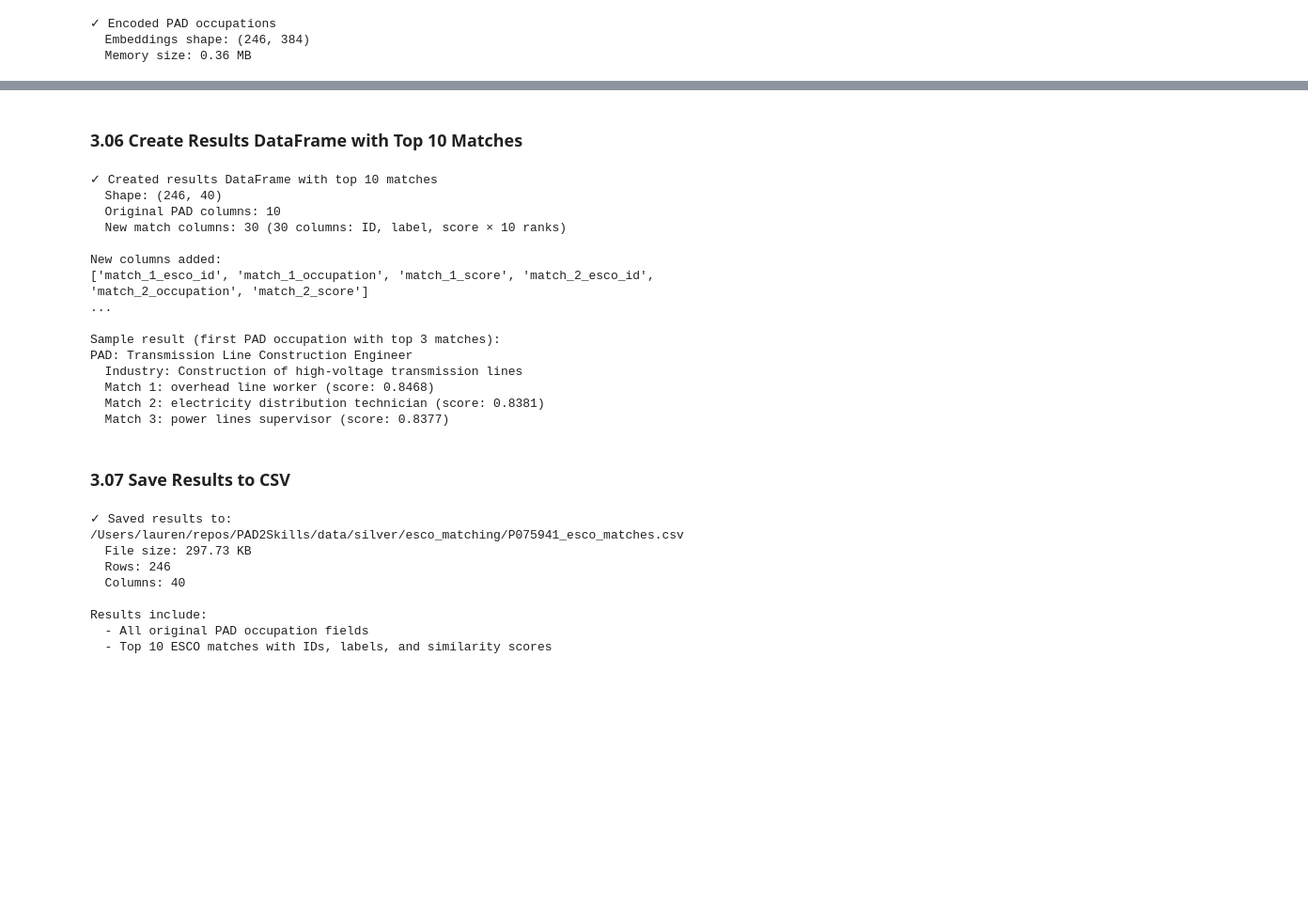
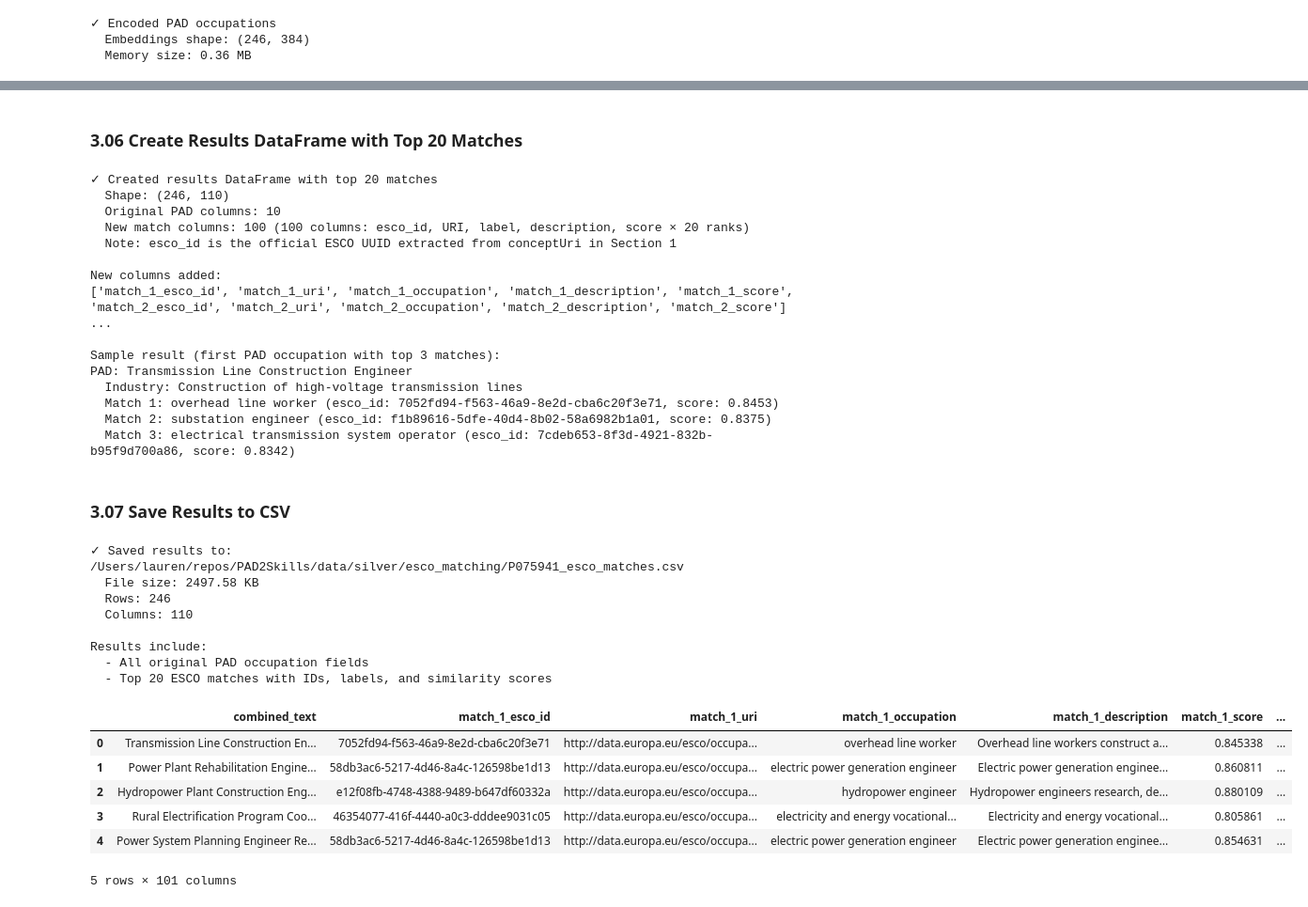
Before and after one commit to LaurenDahlin1/PAD2Skills, a Jupyter notebook: notebooks/04_match_occupations_esco.ipynb, the cells around one changed output, grey strips where cells are left out. Shown: that part at 94% size. Cells and saved outputs as stored; diff of their text form; code cells hidden in the pictures; blank space fills up the shorter version.

```diff
--- a/notebooks/04_match_occupations_esco.ipynb
+++ b/notebooks/04_match_occupations_esco.ipynb
@@ -558,8 +581,8 @@ esco_df = pd.read_csv(esco_csv)
 print(f"✓ Loaded ESCO occupations: {len(esco_df):,} rows")
 print(f"  Columns: {list(esco_df.columns)}")
 
-# Load PAD occupations
-pad_csv = project_root / "data" / "silver" / "occupation_skills_csv" / "pad_occupations_prepared.csv"
+# Load PAD occupations (using project_id from previous section)
+pad_csv = project_root / "data" / "silver" / "occupation_skills_csv" / f"{project_id}_pad_occupations_prepared.csv"
 pad_df = pd.read_csv(pad_csv)
 
 print(f"\n✓ Loaded PAD occupations: {len(pad_df):,} rows")
@@ -662,13 +706,13 @@ print(f"  Min score: {scores.min():.4f}")
 print(f"  Max score: {scores.max():.4f}")
 print(f"  Mean score: {scores.mean():.4f}")
 
-# Get top 10 matches for each PAD occupation
-print(f"\nFinding top 10 matches for each PAD occupation...")
-topk_indices = np.argsort(-scores, axis=1)[:, :10]  # Top 10 indices per query
+# Get top 20 matches for each PAD occupation
+print(f"\nFinding top 20 matches for each PAD occupation...")
+topk_indices = np.argsort(-scores, axis=1)[:, :20]  # Top 20 indices per query
 topk_scores = np.take_along_axis(scores, topk_indices, axis=1)  # Corresponding scores
 
-print(f"✓ Found top 10 matches for all {len(pad_df):,} PAD occupations")
-print(f"\nSample top 10 for first PAD occupation:")
+print(f"✓ Found top 20 matches for all {len(pad_df):,} PAD occupations")
+print(f"\nSample top 20 for first PAD occupation:")
 print(f"  Indices: {topk_indices[0]}")
 print(f"  Scores: {topk_scores[0]}")
 # %% [output]
@@ -689,28 +736,37 @@ Sample top 10 for first PAD occupation:
 # %% [markdown]
-### 3.06 Create Results DataFrame with Top 10 Matches
+### 3.06 Create Results DataFrame with Top 20 Matches
 # %%
 # Start with PAD occupation data
 results_df = pad_df.copy()
 
-# Add top 10 ESCO matches as columns
-for rank in range(10):
-    # Get ESCO IDs for this rank
+# Add top 20 ESCO matches as columns
+for rank in range(20):
+    # Get ESCO IDs (UUIDs) for this rank
     esco_ids = [esco_df.iloc[idx]['esco_id'] for idx in topk_indices[:, rank]]
     results_df[f'match_{rank+1}_esco_id'] = esco_ids
+
+    # Get ESCO URIs for this rank
+    esco_uris = [esco_df.iloc[idx]['conceptUri'] for idx in topk_indices[:, rank]]
+    results_df[f'match_{rank+1}_uri'] = esco_uris
 
     # Get ESCO occupation labels for this rank
     esco_labels = [esco_df.iloc[idx]['preferredLabel'] for idx in topk_indices[:, rank]]
     results_df[f'match_{rank+1}_occupation'] = esco_labels
 
+    # Get ESCO descriptions for this rank (description field, not combined_text)
+    esco_descriptions = [esco_df.iloc[idx]['description'] for idx in topk_indices[:, rank]]
+    results_df[f'match_{rank+1}_description'] = esco_descriptions
+
     # Get similarity scores for this rank
     results_df[f'match_{rank+1}_score'] = topk_scores[:, rank]
 
-print(f"✓ Created results DataFrame with top 10 matches")
+print(f"✓ Created results DataFrame with top 20 matches")
 print(f"  Shape: {results_df.shape}")
 print(f"  Original PAD columns: {len(pad_df.columns)}")
-print(f"  New match columns: {results_df.shape[1] - len(pad_df.columns)} (30 columns: ID, label, score × 10 ranks)")
+print(f"  New match columns: {results_df.shape[1] - len(pad_df.columns)} (100 columns: esco_id, URI, label, description, score × 20 ranks)")
+print(f"  Note: esco_id is the official ESCO UUID extracted from conceptUri in Section 1")
 print(f"\nNew columns added:")
-print([col for col in results_df.columns if col.startswith('match_')][:6])
+print([col for col in results_df.columns if col.startswith('match_')][:10])
 print("...")
 
 print(f"\nSample result (first PAD occupation with top 3 matches):")
@@ -718,23 +774,24 @@ sample = results_df.iloc[0]
 print(f"PAD: {sample['identified_occupation']}")
 print(f"  Industry: {sample['industry']}")
 for i in range(3):
-    print(f"  Match {i+1}: {sample[f'match_{i+1}_occupation']} (score: {sample[f'match_{i+1}_score']:.4f})")
+    print(f"  Match {i+1}: {sample[f'match_{i+1}_occupation']} (esco_id: {sample[f'match_{i+1}_esco_id']}, score: {sample[f'match_{i+1}_score']:.4f})")
 # %% [output]
-✓ Created results DataFrame with top 10 matches
-  Shape: (246, 40)
+✓ Created results DataFrame with top 20 matches
+  Shape: (246, 110)
   Original PAD columns: 10
-  New match columns: 30 (30 columns: ID, label, score × 10 ranks)
+  New match columns: 100 (100 columns: esco_id, URI, label, description, score × 20 ranks)
+  Note: esco_id is the official ESCO UUID extracted from conceptUri in Section 1
 
 New columns added:
-['match_1_esco_id', 'match_1_occupation', 'match_1_score', 'match_2_esco_id', 'match_2_occupation', 'match_2_score']
+['match_1_esco_id', 'match_1_uri', 'match_1_occupation', 'match_1_description', 'match_1_score', 'match_2_esco_id', 'match_2_uri', 'match_2_occupation', 'match_2_description', 'match_2_score']
 ...
 
 Sample result (first PAD occupation with top 3 matches):
 PAD: Transmission Line Construction Engineer
   Industry: Construction of high-voltage transmission lines
-  Match 1: overhead line worker (score: 0.8468)
-  Match 2: electricity distribution technician (score: 0.8381)
-  Match 3: power lines supervisor (score: 0.8377)
+  Match 1: overhead line worker (esco_id: 7052fd94-f563-46a9-8e2d-cba6c20f3e71, score: 0.8453)
+  Match 2: substation engineer (esco_id: f1b89616-5dfe-40d4-8b02-58a6982b1a01, score: 0.8375)
+  Match 3: electrical transmission system operator (esco_id: 7cdeb653-8f3d-4921-832b-b95f9d700a86, score: 0.8342)
 # %% [markdown]
 ### 3.07 Save Results to CSV
 # %%
@@ -753,13 +810,24 @@ print(f"  Rows: {len(results_df):,}")
 print(f"  Columns: {len(results_df.columns)}")
 print(f"\nResults include:")
 print(f"  - All original PAD occupation fields")
-print(f"  - Top 10 ESCO matches with IDs, labels, and similarity scores")
+print(f"  - Top 20 ESCO matches with IDs, labels, and similarity scores")
 # %% [output]
 ✓ Saved results to: /Users/lauren/repos/PAD2Skills/data/silver/esco_matching/P075941_esco_matches.csv
-  File size: 297.73 KB
+  File size: 2497.58 KB
   Rows: 246
-  Columns: 40
+  Columns: 110
 
 Results include:
   - All original PAD occupation fields
-  - Top 10 ESCO matches with IDs, labels, and similarity scores
+  - Top 20 ESCO matches with IDs, labels, and similarity scores
+# %%
+# Display combined_text, matches, and scores .head()
+results_df.loc[:, 'combined_text':].head()
+# %% [output]
+|  | combined_text | match_1_esco_id | match_1_uri | match_1_occupation | match_1_description | match_1_score | ... |
+| 0 | Transmission Line Construction En... | 7052fd94-f563-46a9-8e2d-cba6c20f3e71 | http://data.europa.eu/esco/occupa... | overhead line worker | Overhead line workers construct a... | 0.845338 | ... |
+| 1 | Power Plant Rehabilitation Engine... | 58db3ac6-5217-4d46-8a4c-126598be1d13 | http://data.europa.eu/esco/occupa... | electric power generation engineer | Electric power generation enginee... | 0.860811 | ... |
+| 2 | Hydropower Plant Construction Eng... | e12f08fb-4748-4388-9489-b647df60332a | http://data.europa.eu/esco/occupa... | hydropower engineer | Hydropower engineers research, de... | 0.880109 | ... |
+| 3 | Rural Electrification Program Coo... | 46354077-416f-4440-a0c3-dddee9031c05 | http://data.europa.eu/esco/occupa... | electricity and energy vocational... | Electricity and energy vocational... | 0.805861 | ... |
+| 4 | Power System Planning Engineer Re... | 58db3ac6-5217-4d46-8a4c-126598be1d13 | http://data.europa.eu/esco/occupa... | electric power generation engineer | Electric power generation enginee... | 0.854631 | ... |
+5 rows × 101 columns
```
Also changed, not shown: parts of 17 cells of this notebook, 5 other files.
